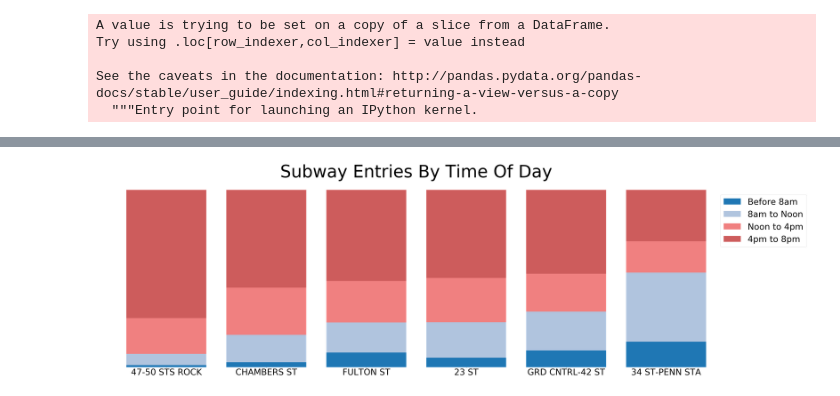
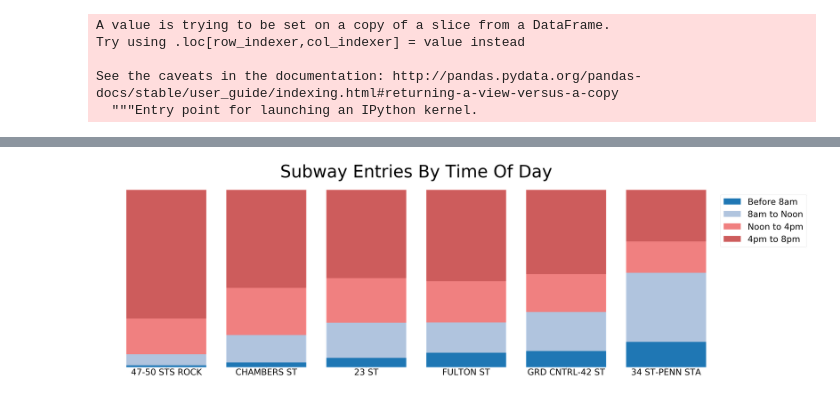
Before and after one commit to tczencka/MTA-Project-1, a Jupyter notebook: notebooks/EntriesByHour.ipynb, the cells around one changed output, grey strips where cells are left out. Cells and saved outputs as stored; diff of their text form; code cells hidden in the pictures.

Commit message:
refactor by time of day charting

```diff
--- a/notebooks/EntriesByHour.ipynb
+++ b/notebooks/EntriesByHour.ipynb
@@ -249,0 +241,2 @@ See the caveats in the documentation: http://pandas.pydata.org/pandas-docs/stabl
+# %%
+to_chart['percent'] = to_chart['entries'] / to_chart['total']
@@ -259,3 +258,3 @@ top_20_weekday.head()
 # %%
-by_percent = top_20_weekday.pivot(index='station', columns='time_of_day', values='percent').reset_index()
+by_percent = to_chart.pivot(index='STATION', columns='time_of_day', values='percent').reset_index()
 # %%
@@ -270,6 +270,3 @@ by_percent.head()
 # %%
-by_percent['total_perc'] = by_percent.afternoon + by_percent.early_morning + by_percent.evening + by_percent.late_morning
+by_percent['total_morning'] = by_percent.early_morning + by_percent.late_morning
+by_percent = by_percent.sort_values(['total_morning'])
-# %%
-by_percent['total_morn'] = by_percent.early_morning + by_percent.late_morning
-by_percent['total_aft'] = by_percent.afternoon + by_percent.evening
-by_percent = by_percent.sort_values(['total_morn', 'total_aft'])
@@ -285,16 +273,17 @@ by_percent.head()
 # %%
 plt.figure(figsize=(60, 18))
-ax = plt.bar(by_percent.station, by_percent.early_morning, color='tab:blue')
-plt.bar(by_percent.station, by_percent.late_morning, bottom=by_percent.early_morning, color='lightsteelblue')
-plt.bar(by_percent.station, by_percent.afternoon, bottom=(by_percent.early_morning + by_percent.late_morning), color='lightcoral')
-plt.bar(by_percent.station, by_percent.evening, bottom=(by_percent.early_morning + by_percent.late_morning + by_percent.afternoon), color='indianred')
-# plt.xticks(rotation='30')
+
+plt.bar(by_percent.STATION, by_percent.early_morning, color='tab:blue')
+plt.bar(by_percent.STATION, by_percent.late_morning, bottom=by_percent.early_morning, color='lightsteelblue')
+plt.bar(by_percent.STATION, by_percent.afternoon, bottom=(by_percent.early_morning + by_percent.late_morning), color='lightcoral')
+plt.bar(by_percent.STATION, by_percent.evening, bottom=(by_percent.early_morning + by_percent.late_morning + by_percent.afternoon), color='indianred')
+
 plt.legend(['Before 8am', '8am to Noon', 'Noon to 4pm', '4pm to 8pm'], bbox_to_anchor=(0.97, .95), fontsize='45')
 plt.title('Subway Entries By Time Of Day', fontsize='90')
 plt.xticks(fontsize='45')
 plt.yticks([])
 plt.box(on=None)
-# legend()
-plt.savefig('../src/visualization/top_station_by_time_of_day.jpg', format='jpg', quality=95, pad_inches=17)
+
+plt.savefig('../src/visualization/top_station_by_time_of_day.jpg', format='jpg', quality=95)
 # %% [output]
-[figure, old version]
+[figure, new version]
```
Also changed, not shown: parts of 48 cells of this notebook, 1 other file.
